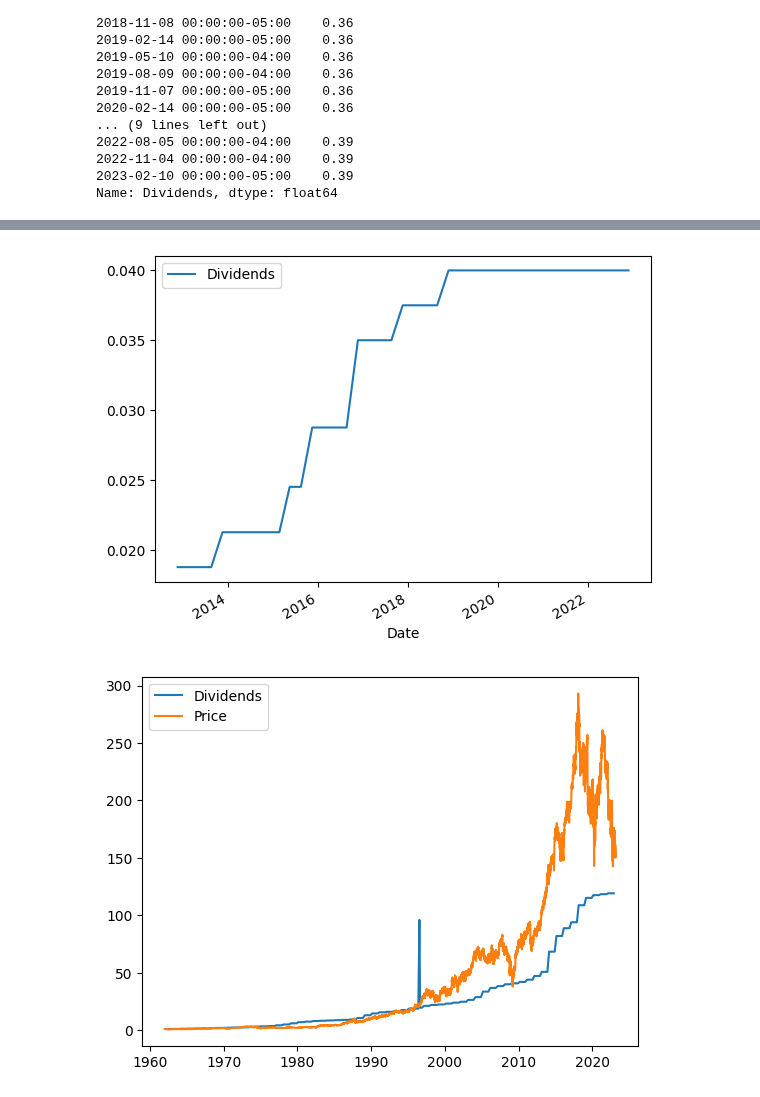
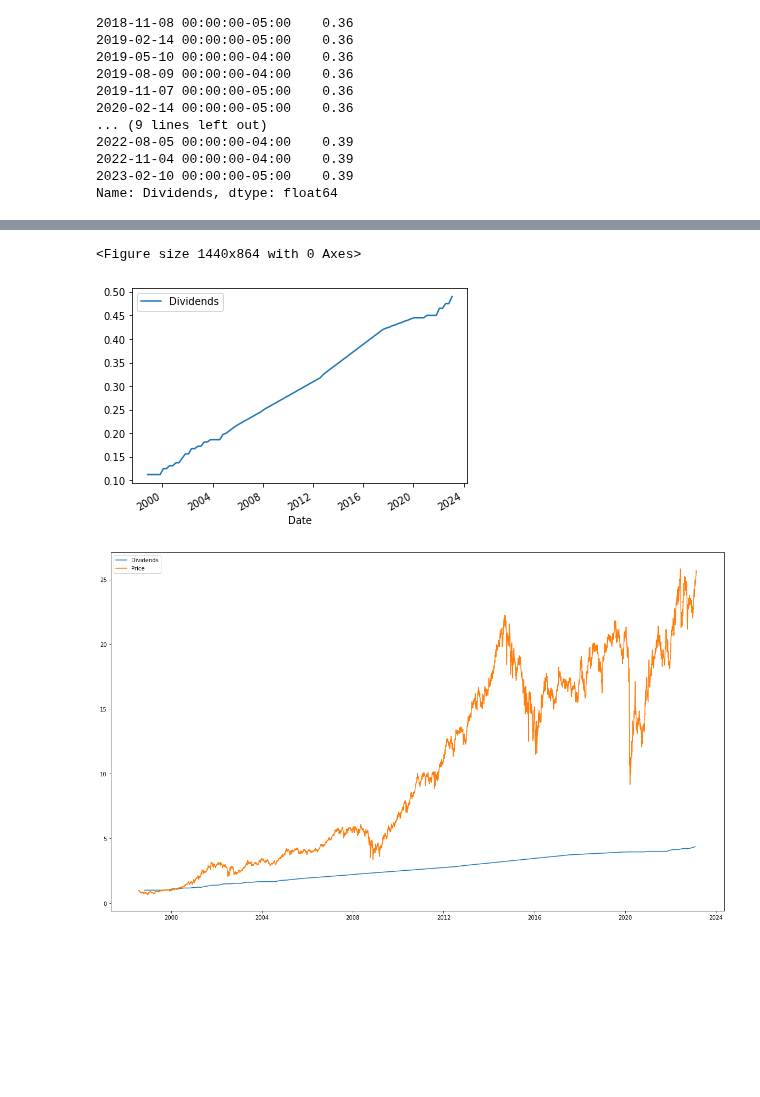
Before and after one commit to Idanq1/Stocks-Strategies, a Jupyter notebook: Dividends/Screener1.ipynb, the cells around one changed output, grey strips where cells are left out. Saved outputs shown, nothing was run; the diff lists cells and outputs as text; code cells hidden in the pictures; blank space fills up the shorter version.

```diff
--- a/Dividends/Screener1.ipynb
+++ b/Dividends/Screener1.ipynb
@@ -158,22 +158,24 @@ df.sort_values("div yield", ascending=False)
 | INPFX | NaN | NaN | NaT | NaN | NaN | 1.337350 | ... |
 | TIP | NaN | 1.142805 | NaT | NaN | NaN | 31.859984 | ... |
 # %%
-ticker = "NVDA"
+ticker = "EPD"
 
 stock = yf.Ticker(ticker)
 tmp = stock.dividends
 div_df = pd.DataFrame(index=tmp.index)
 div_df["Dividends"] = tmp
 # div_df.index = div_df.index.year
 div_df = div_df.groupby(div_df.index).mean()
 # div_df["Growth year"] = ((div_df["Dividends"]/div_df["Dividends"].shift(1)) - 1) * 100
 # div_df["DGR5y"] = div_df["Growth year"].rolling(5).mean()
 div_df["chg"] = div_df["Dividends"].diff()
 div_df["chg"] = div_df["chg"].where(div_df["chg"] != 0, np.nan)
+plt.figure(figsize=(20, 12))
 div_df.plot(kind='line', y='Dividends')
 plt.show()
 # %% [output]
+<Figure size 1440x864 with 0 Axes>
-[figure, old version]
+[figure, new version]
 # %%
 def price_change_to_div_change(ticker, s_year=None, e_year=3000):
     stock = yf.Ticker(ticker)
@@ -201,12 +203,13 @@ def price_change_to_div_change(ticker, s_year=None, e_year=3000):
     # data1_norm = data1 / data1[0]
     # data2_norm = data2 / data2[0]
 
+    plt.figure(figsize=(20, 12))
     plt.plot(data1, label="Dividends")
     plt.plot(data2, label="Price")
 
     plt.legend()
     plt.show()
 
-price_change_to_div_change("mmm")
+price_change_to_div_change("EPD")
 # %% [output]
-[figure, old version]
+[figure, new version]
```
